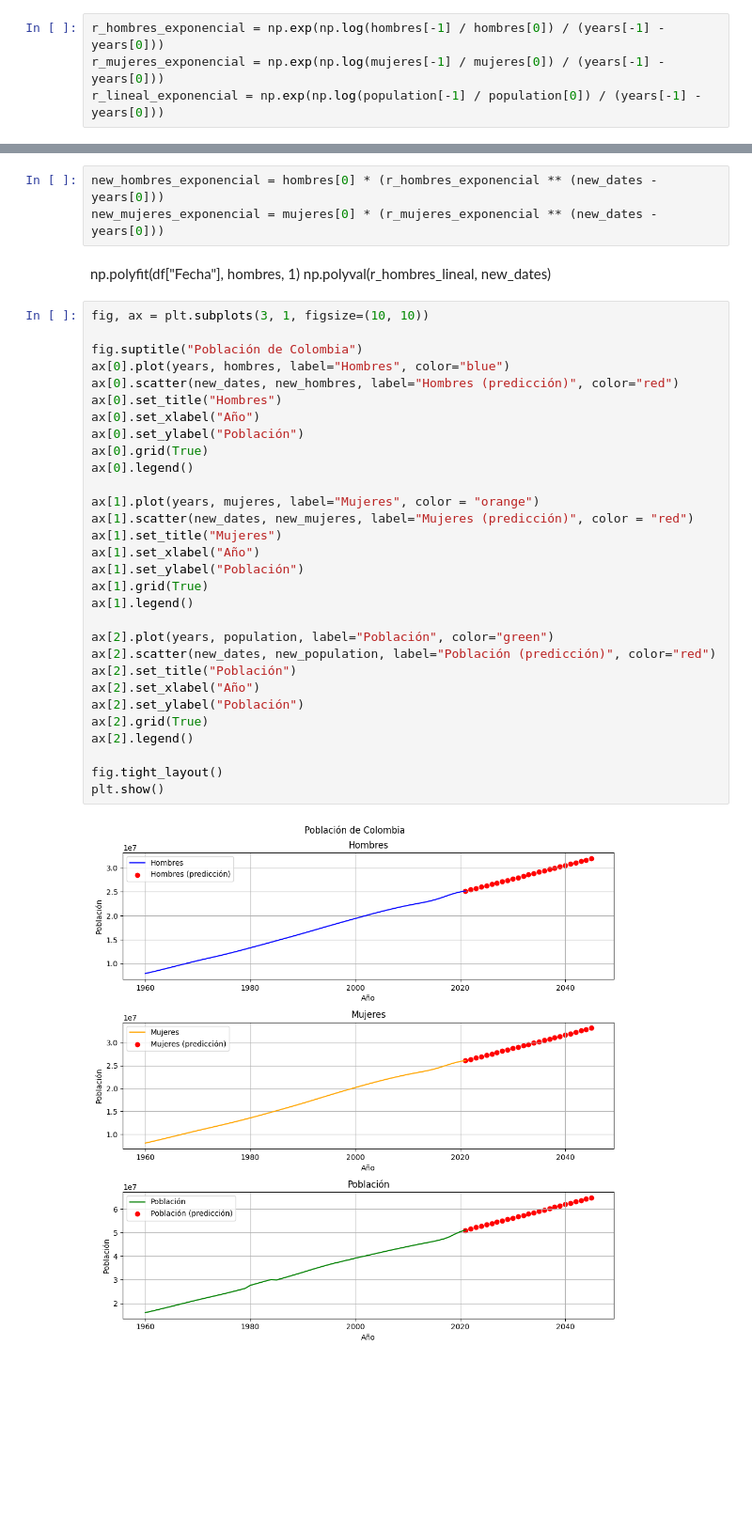
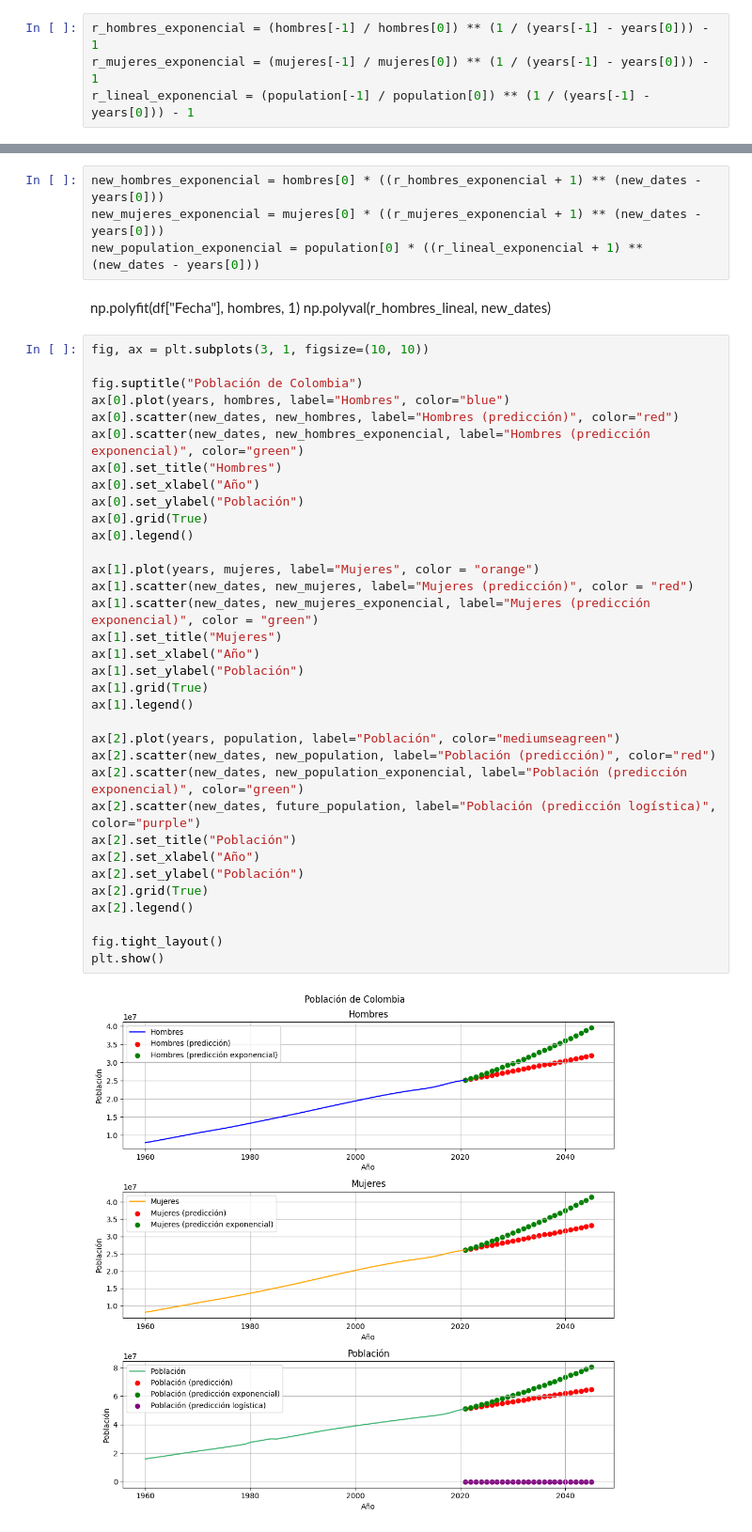
Before and after one commit to DanielSarmiento04/population-prediction, a Jupyter notebook: Colombia/bonus.ipynb, the cells around one changed output, grey strips where cells are left out. Shown at 94% size. Drawn from its saved outputs; the diff is of its cells as text; blank space fills up the shorter version.

```diff
--- a/Colombia/bonus.ipynb
+++ b/Colombia/bonus.ipynb
@@ -102,6 +113,6 @@ $$ P_{future} = P_{initial} * (1 + r )^k$$
 
 > where r is the slope and k is the difference between final and initial period
 # %%
-r_hombres_exponencial = np.exp(np.log(hombres[-1] / hombres[0]) / (years[-1] - years[0]))
-r_mujeres_exponencial = np.exp(np.log(mujeres[-1] / mujeres[0]) / (years[-1] - years[0]))
-r_lineal_exponencial = np.exp(np.log(population[-1] / population[0]) / (years[-1] - years[0]))
+r_hombres_exponencial = (hombres[-1] / hombres[0]) ** (1 / (years[-1] - years[0])) - 1
+r_mujeres_exponencial = (mujeres[-1] / mujeres[0]) ** (1 / (years[-1] - years[0])) - 1
+r_lineal_exponencial = (population[-1] / population[0]) ** (1 / (years[-1] - years[0])) - 1
@@ -108,38 +123,43 @@ r_lineal_exponencial = np.exp(np.log(population[-1] / population[0]) / (years[-1
 # %%
-new_hombres_exponencial = hombres[0] * (r_hombres_exponencial ** (new_dates - years[0]))
-new_mujeres_exponencial = mujeres[0] * (r_mujeres_exponencial ** (new_dates - years[0]))
+new_hombres_exponencial = hombres[0] * ((r_hombres_exponencial + 1) ** (new_dates - years[0]))
+new_mujeres_exponencial = mujeres[0] * ((r_mujeres_exponencial + 1) ** (new_dates - years[0]))
+new_population_exponencial = population[0] * ((r_lineal_exponencial + 1) ** (new_dates - years[0]))
 # %% [markdown]
 np.polyfit(df["Fecha"], hombres, 1)
 np.polyval(r_hombres_lineal, new_dates)
 # %%
 fig, ax = plt.subplots(3, 1, figsize=(10, 10))
 
 fig.suptitle("Población de Colombia")
 ax[0].plot(years, hombres, label="Hombres", color="blue")
 ax[0].scatter(new_dates, new_hombres, label="Hombres (predicción)", color="red")
+ax[0].scatter(new_dates, new_hombres_exponencial, label="Hombres (predicción exponencial)", color="green")
 ax[0].set_title("Hombres")
 ax[0].set_xlabel("Año")
 ax[0].set_ylabel("Población")
 ax[0].grid(True)
 ax[0].legend()
 
 ax[1].plot(years, mujeres, label="Mujeres", color = "orange")
 ax[1].scatter(new_dates, new_mujeres, label="Mujeres (predicción)", color = "red")
+ax[1].scatter(new_dates, new_mujeres_exponencial, label="Mujeres (predicción exponencial)", color = "green")
 ax[1].set_title("Mujeres")
 ax[1].set_xlabel("Año")
 ax[1].set_ylabel("Población")
 ax[1].grid(True)
 ax[1].legend()
 
-ax[2].plot(years, population, label="Población", color="green")
+ax[2].plot(years, population, label="Población", color="mediumseagreen")
 ax[2].scatter(new_dates, new_population, label="Población (predicción)", color="red")
+ax[2].scatter(new_dates, new_population_exponencial, label="Población (predicción exponencial)", color="green")
+ax[2].scatter(new_dates, future_population, label="Población (predicción logística)", color="purple")
 ax[2].set_title("Población")
 ax[2].set_xlabel("Año")
 ax[2].set_ylabel("Población")
 ax[2].grid(True)
 ax[2].legend()
 
 fig.tight_layout()
 plt.show()
 # %% [output]
-[figure, old version]
+[figure, new version]
```
Also changed, not shown: parts of 5 cells of this notebook, 3 other files.
